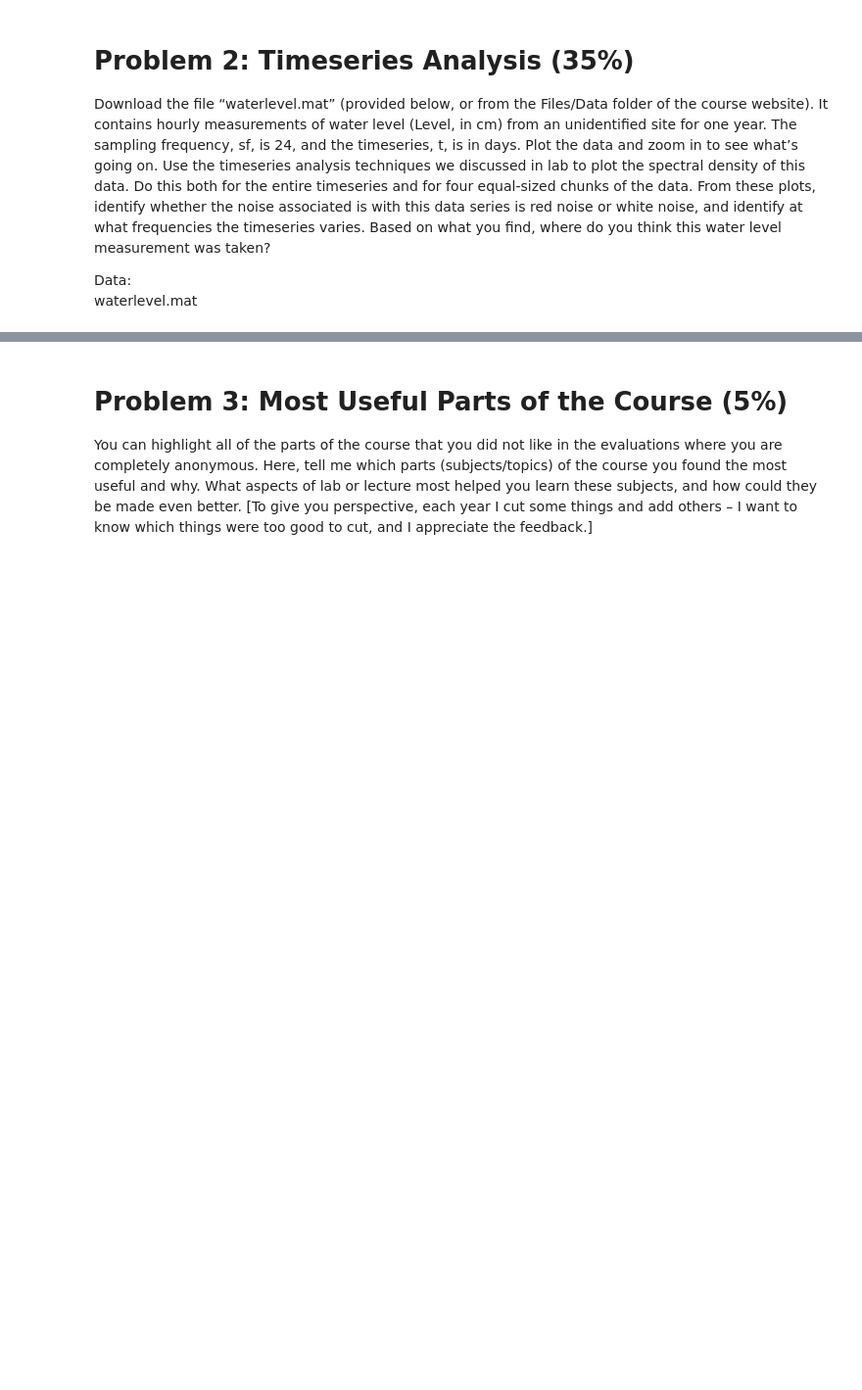
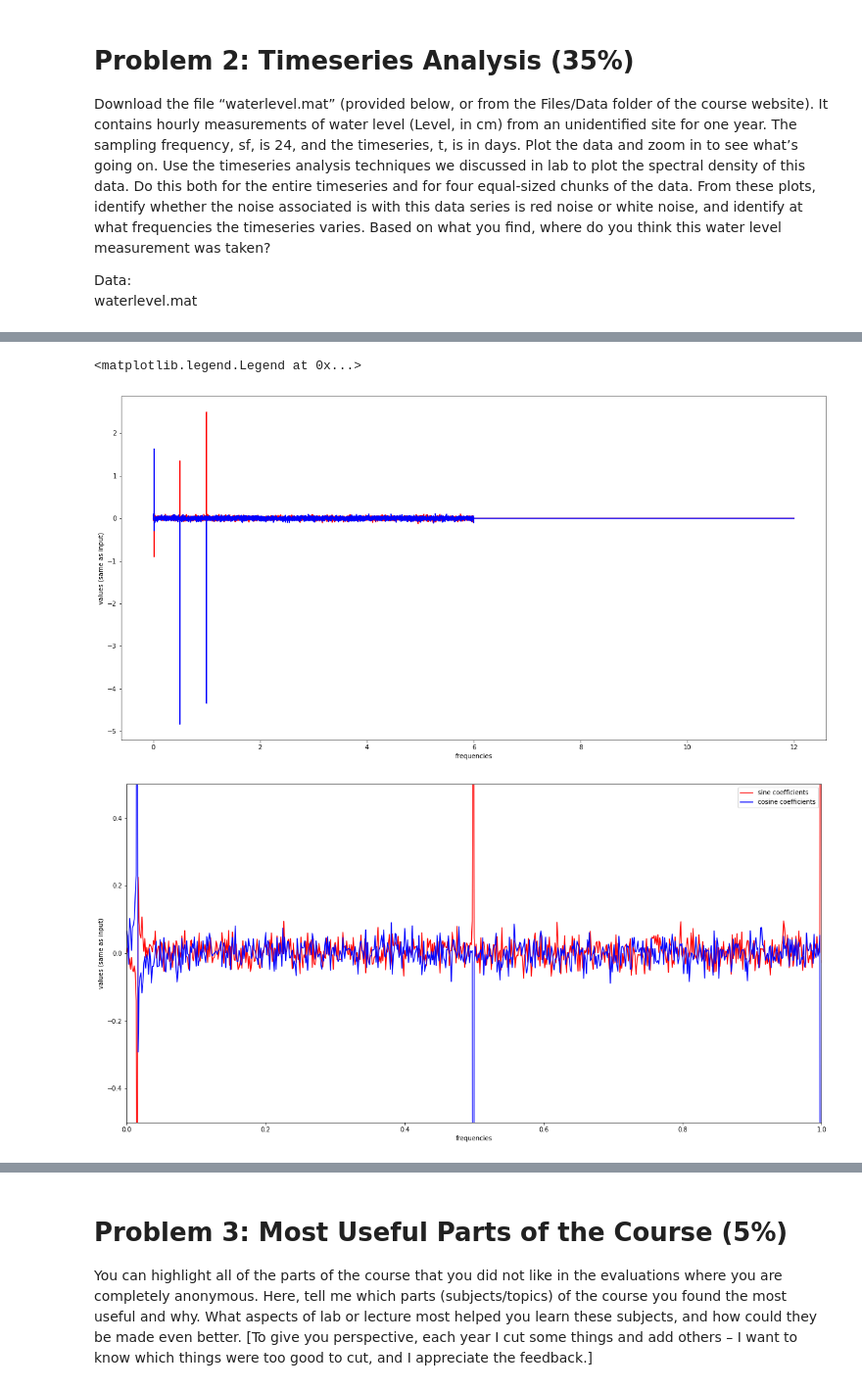
Before and after one commit to AzusaSayuri/UW-Data-analysis, a Jupyter notebook: HW8/Assignment8-XiminHu.ipynb, the cells around one changed output, grey strips where cells are left out. Shown at 98% size. Saved outputs shown, nothing was run; the diff lists cells and outputs as text; code cells hidden in the pictures; blank space fills up the shorter version.

```diff
--- a/HW8/Assignment8-XiminHu.ipynb
+++ b/HW8/Assignment8-XiminHu.ipynb
@@ -248,0 +265,36 @@ TypeError: only size-1 arrays can be converted to Python scalars
+# %%
+# fft of water level
+Cns = np.fft.fft(level)
+
+sf = 24 # set our sampling frequency in times per day
+recoveredmean = Cns[0]/N
+# %%
+f = np.linspace(0,(N/2),N) * (sf/N)
+a = np.zeros_like(Cns)
+b = np.zeros_like(Cns)
+for n in range(1,int(N/2+1)): # values are offset by one because the first one has the mean (no sine or cosine)
+    a[n-1] = -Cns[n].imag / (N/2) # sine coefficients
+    b[n-1] = Cns[n].real / (N/2)  # cosine coefficients
+# %%
+plt.figure(figsize=(20,10))
+
+plt.plot(f,a,'r',label='sine coefficients')
+plt.plot(f,b,'b',label='cosine coefficients')
+
+plt.xlabel('frequencies')
+plt.ylabel('values (same as input)')
+
+plt.figure(figsize=(20,10))
+
+plt.plot(f,a,'r',label='sine coefficients')
+plt.plot(f,b,'b',label='cosine coefficients')
+
+plt.xlabel('frequencies')
+plt.ylabel('values (same as input)')
+plt.xlim(0,1)
+plt.ylim(-0.5,0.5)
+plt.legend()
+# %% [output]
+<matplotlib.legend.Legend at 0x...>
+[figure, added]
+[figure, added]
```
Also changed, not shown: parts of 20 cells of this notebook, 1 other file.
